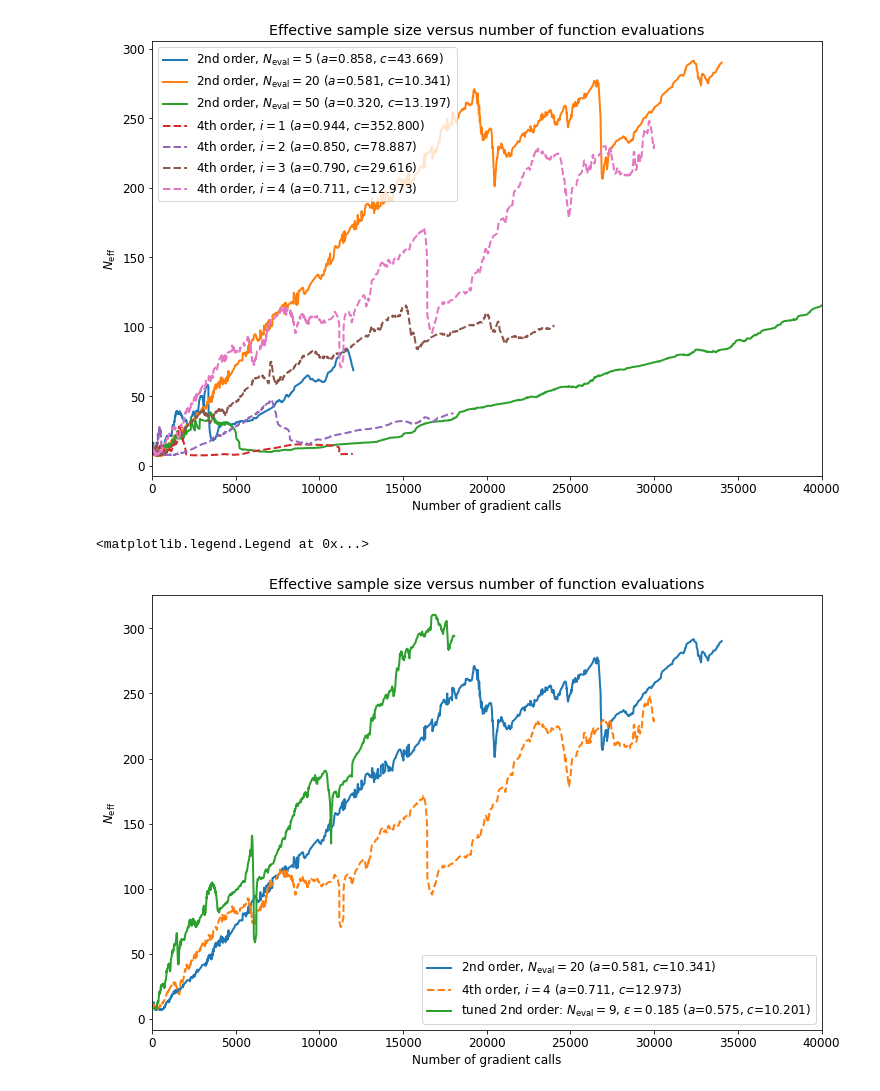
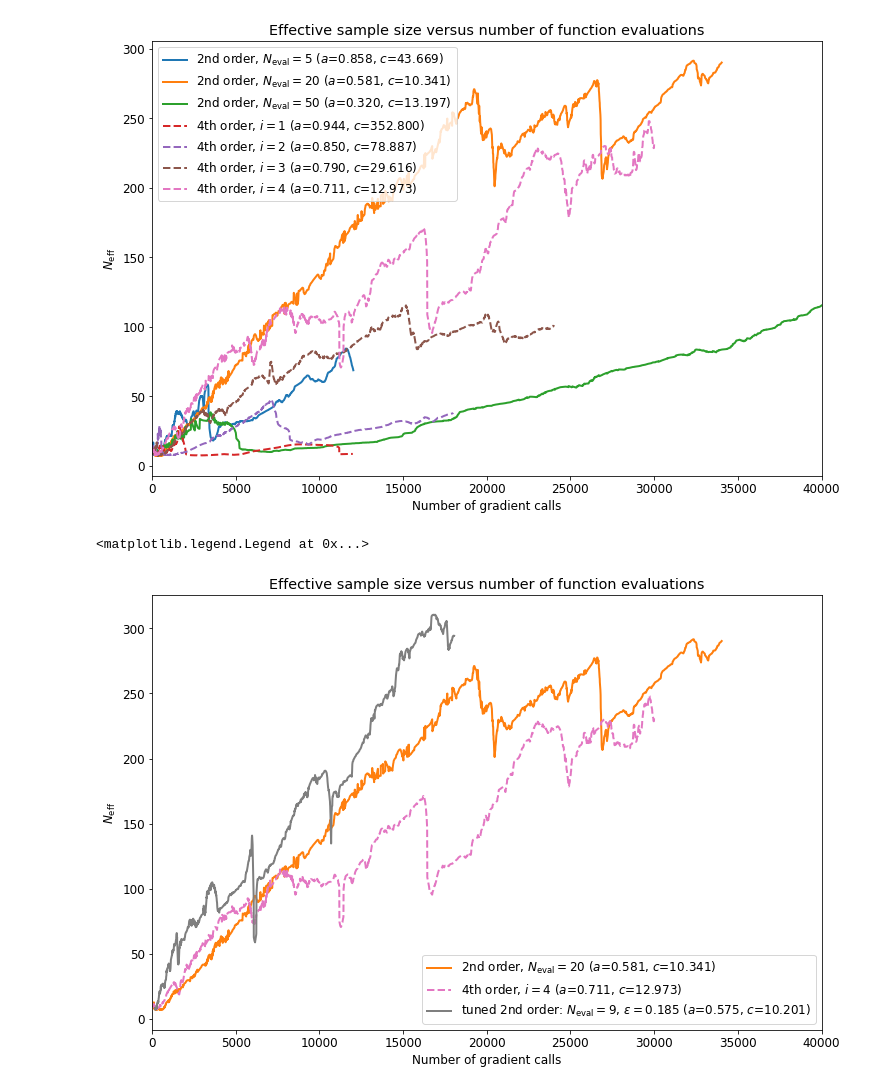
Before and after one commit to florent-leclercq/Bayes_InfoTheory, a Jupyter notebook: MCMC_Hamiltonian_4th_order.ipynb, the cells around one changed output. Saved outputs shown, nothing was run; the diff lists cells and outputs as text; code cells hidden in the pictures.

Commit message:
updated plots

```diff
--- a/MCMC_Hamiltonian_4th_order.ipynb
+++ b/MCMC_Hamiltonian_4th_order.ipynb
@@ -608,13 +608,13 @@ Naccepted_C1,samples_x_C1,samples_y_C1,Ncalls_psi_C1,Ncalls_dpsi_dx_C1,Ncalls_dp
 # %%
 plt.figure(figsize=(12,8))
 plt.xlim([0,40000])
-plt.plot(Ncalls_dpsi_dx_A2[10:],Neff_x_A2[10:],linestyle="-",label="2nd order, $N_\mathrm{{eval}}=20$ ($a$={:.3f}, $c$={:.3f})".format(Naccepted_A2/Ntries, autocorr_gw2010(samples_x_A2)))
-plt.plot(Ncalls_dpsi_dx_B4[10:],Neff_x_B4[10:],linestyle="--",label="4th order, $i=4$ ($a$={:.3f}, $c$={:.3f})".format(Naccepted_B4/Ntries, autocorr_gw2010(samples_x_B4)))
-plt.plot(Ncalls_dpsi_dx_C1[30:],Neff_x_C1[30:],linestyle="-",label="tuned 2nd order: $N_\mathrm{{eval}}=9$, $\\varepsilon=0.185$ ($a$={:.3f}, $c$={:.3f})".format(Naccepted_C1/Ntries, autocorr_gw2010(samples_x_C1)))
+plt.plot(Ncalls_dpsi_dx_A2[10:],Neff_x_A2[10:],linestyle="-",color='C1',label="2nd order, $N_\mathrm{{eval}}=20$ ($a$={:.3f}, $c$={:.3f})".format(Naccepted_A2/Ntries, autocorr_gw2010(samples_x_A2)))
+plt.plot(Ncalls_dpsi_dx_B4[10:],Neff_x_B4[10:],linestyle="--",color='C6',label="4th order, $i=4$ ($a$={:.3f}, $c$={:.3f})".format(Naccepted_B4/Ntries, autocorr_gw2010(samples_x_B4)))
+plt.plot(Ncalls_dpsi_dx_C1[30:],Neff_x_C1[30:],linestyle="-",color='C7',label="tuned 2nd order: $N_\mathrm{{eval}}=9$, $\\varepsilon=0.185$ ($a$={:.3f}, $c$={:.3f})".format(Naccepted_C1/Ntries, autocorr_gw2010(samples_x_C1)))
 plt.xlabel("Number of gradient calls")
 plt.ylabel("$N_\mathrm{eff}$")
 plt.title("Effective sample size versus number of function evaluations")
 plt.legend(loc="best")
 # %% [output]
 <matplotlib.legend.Legend at 0x...>
-[figure, old version]
+[figure, new version]
```
Also changed, not shown: parts of 1 cell of this notebook.
